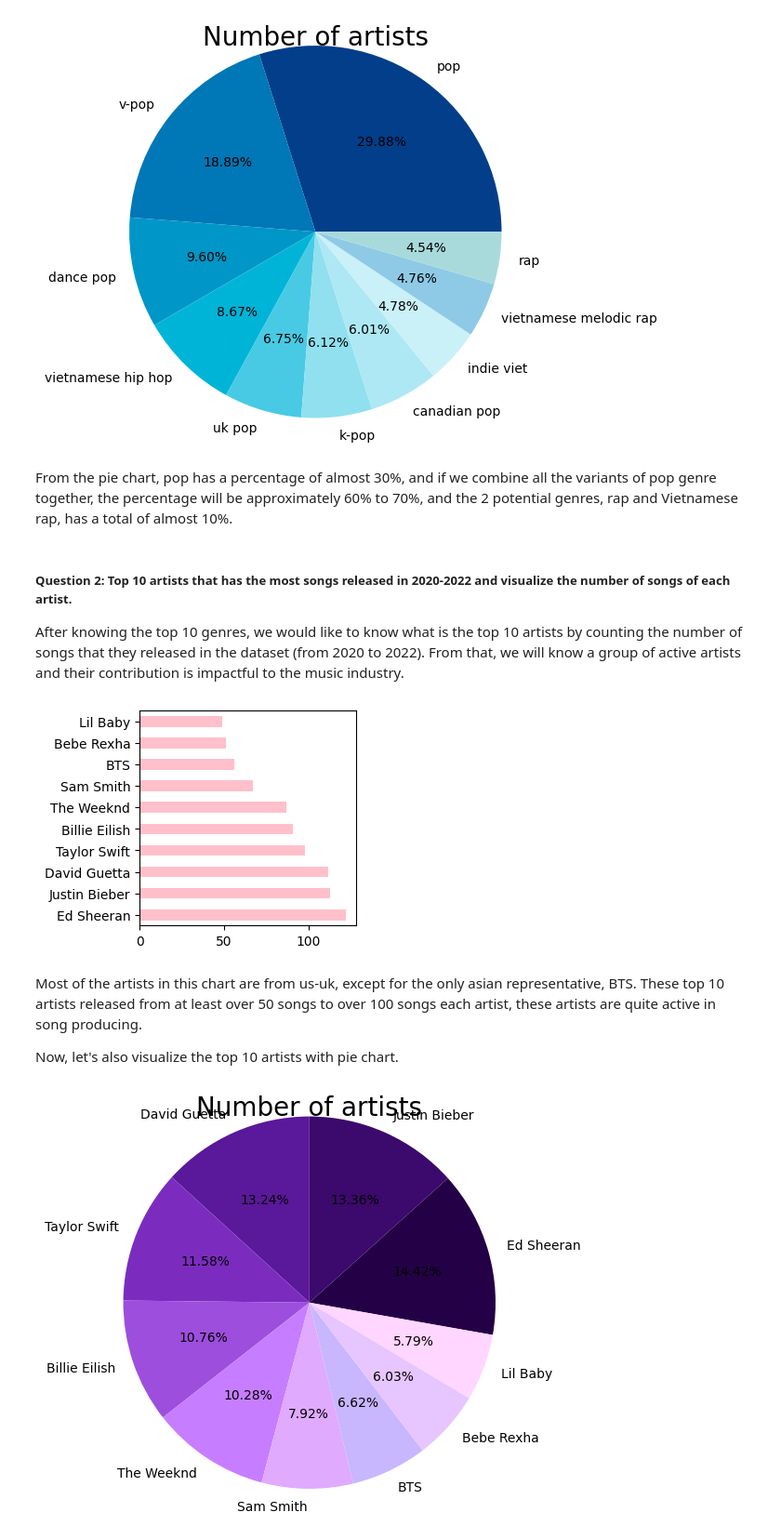
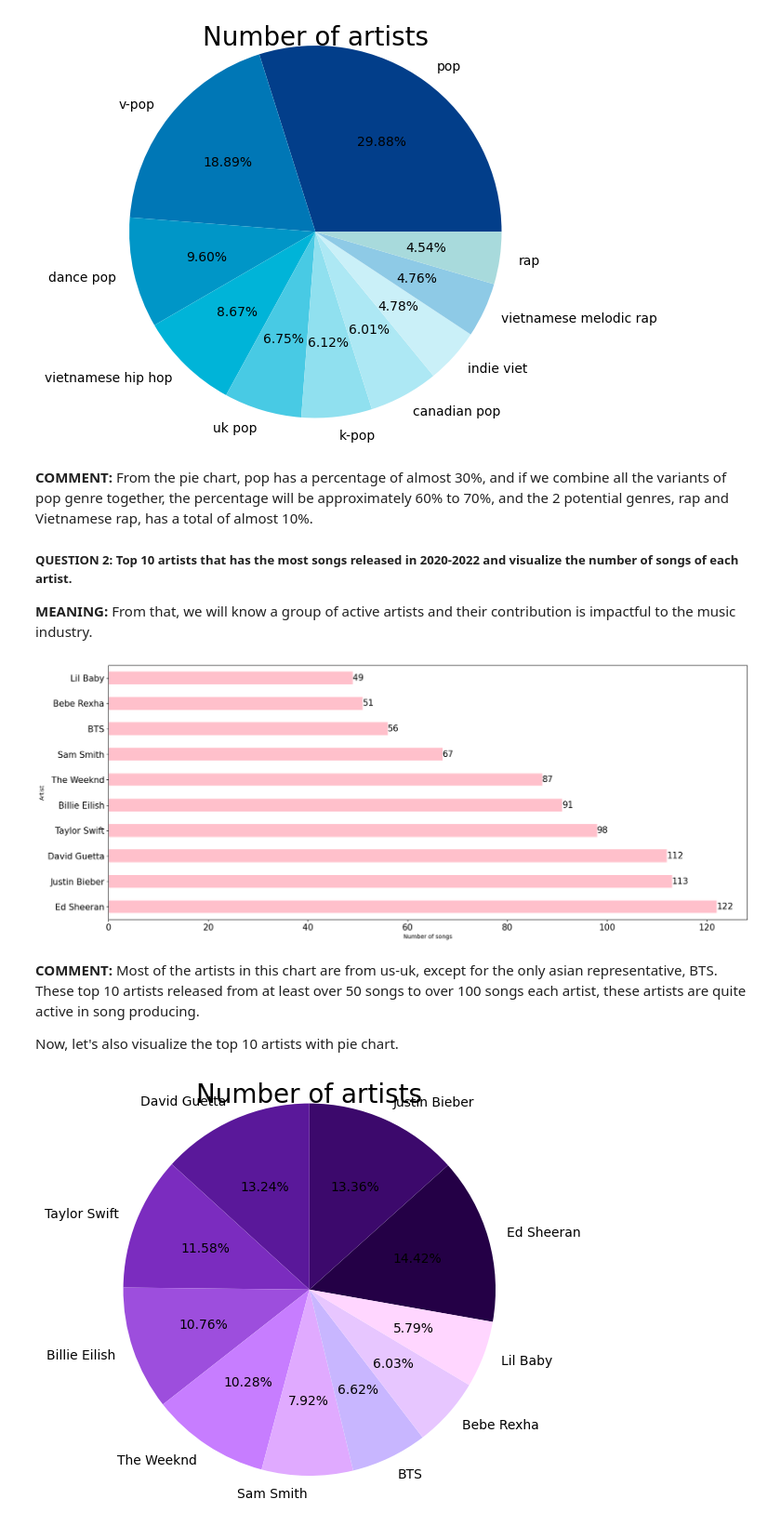
Before and after one commit to quytrungg/Final_Project_CSC14119, a Jupyter notebook: data_exploration/data_exploration.ipynb, the cells around one changed output. Shown at 93% size. Cells and saved outputs as stored; diff of their text form; code cells hidden in the pictures.

```diff
--- a/data_exploration/data_exploration.ipynb
+++ b/data_exploration/data_exploration.ipynb
@@ -362,8 +609,8 @@ Each data in `artist_followers` column is a string of followers of respective ar
 
 Therefore, we need to convert string data to a list and convert each number of followers from string to int.
 # %%
-songs_df['artist_followers'].update(songs_df['artist_followers'].str.split(','))
-songs_df['artist_followers'].update(songs_df['artist_followers'].apply(lambda x: list(map(int, x))))
+songs_df['artist_followers'] = songs_df['artist_followers'].str.split(',')
+songs_df['artist_followers'] = songs_df['artist_followers'].apply(lambda x: list(map(int, x)))
 # %% [markdown]
 Next step, since we want to represent the artists' followers as a specific value only, let's normalize the list of followers into 1 number by calculating the vectorized length of the elements in the list.
 # %%
@@ -374,6 +621,6 @@ songs_df['artist_followers'] = songs_df['artist_followers'].astype('int64')
 
 `artist_popularity` column has the same feature as `artist_followers`. So we also need to convert each data from string to list and then map all the values from string to numbers.
 # %%
-songs_df['artist_popularity'].update(songs_df['artist_popularity'].str.split(','))
-songs_df['artist_popularity'].update(songs_df['artist_popularity'].apply(lambda x: list(map(int, x))))
+songs_df['artist_popularity'] = songs_df['artist_popularity'].str.split(',')
+songs_df['artist_popularity'] = songs_df['artist_popularity'].apply(lambda x: list(map(int, x)))
 # %% [markdown]
@@ -413,18 +664,20 @@ plt.show()
 # %% [output]
 [figure]
 # %% [markdown]
-From the pie chart, pop has a percentage of almost 30%, and if we combine all the variants of pop genre together, the percentage will be approximately 60% to 70%, and the 2 potential genres, rap and Vietnamese rap, has a total of almost 10%.
+**COMMENT:** From the pie chart, pop has a percentage of almost 30%, and if we combine all the variants of pop genre together, the percentage will be approximately 60% to 70%, and the 2 potential genres, rap and Vietnamese rap, has a total of almost 10%.
+
+##### **QUESTION 2:** Top 10 artists that has the most songs released in 2020-2022 and visualize the number of songs of each artist.
+
+**MEANING:** From that, we will know a group of active artists and their contribution is impactful to the music industry.
-# %% [markdown]
-##### Question 2: Top 10 artists that has the most songs released in 2020-2022 and visualize the number of songs of each artist.
-
-After knowing the top 10 genres, we would like to know what is the top 10 artists by counting the number of songs that they released in the dataset (from 2020 to 2022). From that, we will know a group of active artists and their contribution is impactful to the music industry.
 # %%
 top_10_artists = songs_df['artist'].str.join(',').str.split(',').explode().value_counts().nlargest(n=10)
-top_10_artists.plot.barh(figsize=(3,3), color='pink');
+ax = top_10_artists.plot(kind='barh', color='pink', figsize=(20, 8),
+                        xlabel='Number of songs', ylabel='Artist', fontsize=15);
+ax.bar_label(ax.containers[0], fontsize=15);
 # %% [output]
-[figure, old version]
+[figure, new version]
 # %% [markdown]
-Most of the artists in this chart are from us-uk, except for the only asian representative, BTS. These top 10 artists released from at least over 50 songs to over 100 songs each artist, these artists are quite active in song producing.
+**COMMENT:** Most of the artists in this chart are from us-uk, except for the only asian representative, BTS. These top 10 artists released from at least over 50 songs to over 100 songs each artist, these artists are quite active in song producing.
 
 Now, let's also visualize the top 10 artists with pie chart.
 # %%
```
Also changed, not shown: parts of 111 cells of this notebook.
